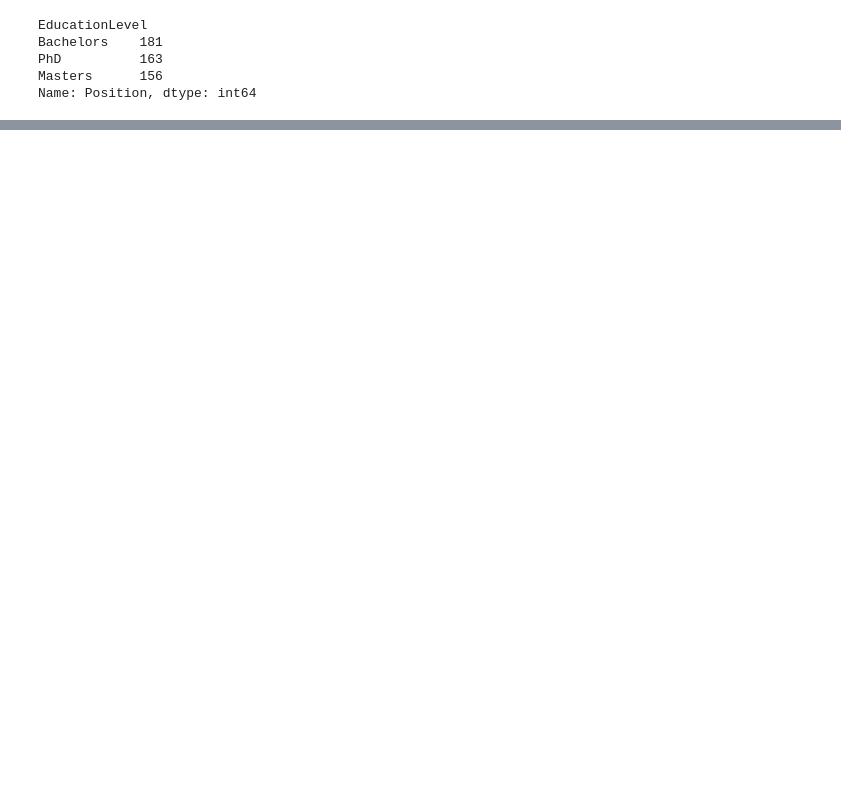
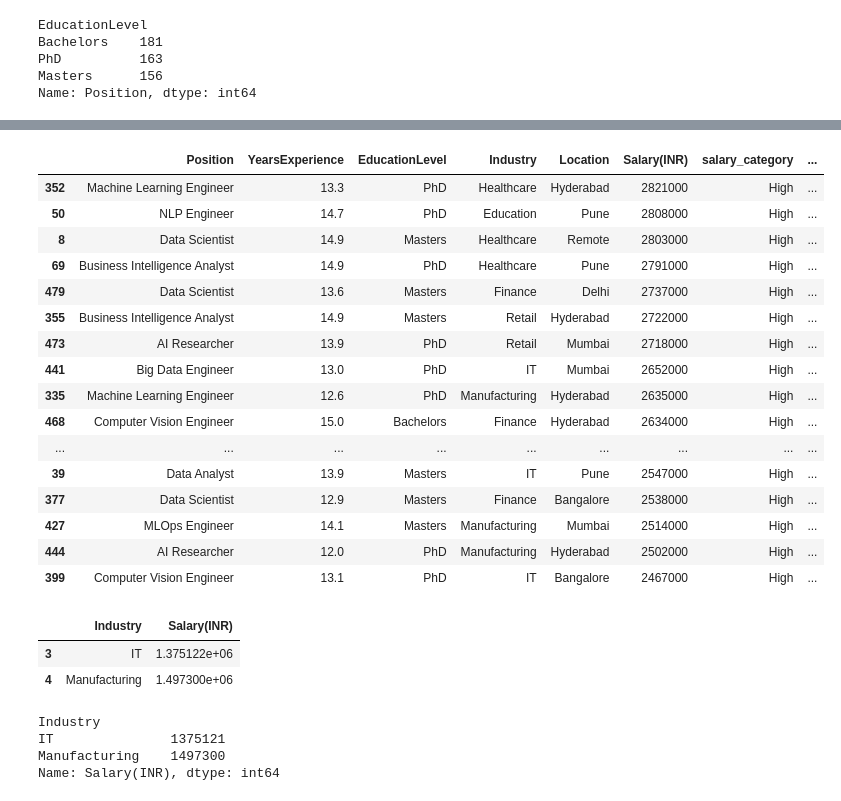
Before and after one commit to KartikGawade17/Pandas-Practice-, a Jupyter notebook: pandas_salary_dataset.ipynb, the cells around one changed output, grey strips where cells are left out. Drawn from its saved outputs; the diff is of its cells as text; code cells hidden in the pictures; blank space fills up the shorter version.

```diff
--- a/pandas_salary_dataset.ipynb
+++ b/pandas_salary_dataset.ipynb
@@ -319,0 +361,51 @@ Name: Position, dtype: int64
+# %%
+#Create a new column called Experience_Salary_Tag with rules:
+#YearsExperience ≥ 8 AND Salary ≥ 1,000,000 → "Expert & High Paid"
+#YearsExperience ≥ 5 AND Salary ≥ 700,000 → "Experienced"
+#Else → "Early Career"
+
+data['Experence_Salary_Tag'] = np.where((data['YearsExperience'] >= 8) & (data['Salary(INR)'] >= 1000000), "Expert & High Paid",
+                                        np.where((data['YearsExperience'] >= 5) & (data['Salary(INR)'] >= 700000), "Experienced",
+                                                 "Early Career"))
+# %%
+#Find the top 3 highest-paid employees in each Industry.
+data.sort_values(by = ["Salary(INR)", "Industry"], ascending=False).groupby("Industry").head(3)
+# %% [output]
+|  | Position | YearsExperience | EducationLevel | Industry | Location | Salary(INR) | salary_category | ... |
+| 352 | Machine Learning Engineer | 13.3 | PhD | Healthcare | Hyderabad | 2821000 | High | ... |
+| 50 | NLP Engineer | 14.7 | PhD | Education | Pune | 2808000 | High | ... |
+| 8 | Data Scientist | 14.9 | Masters | Healthcare | Remote | 2803000 | High | ... |
+| 69 | Business Intelligence Analyst | 14.9 | PhD | Healthcare | Pune | 2791000 | High | ... |
+| 479 | Data Scientist | 13.6 | Masters | Finance | Delhi | 2737000 | High | ... |
+| 355 | Business Intelligence Analyst | 14.9 | Masters | Retail | Hyderabad | 2722000 | High | ... |
+| 473 | AI Researcher | 13.9 | PhD | Retail | Mumbai | 2718000 | High | ... |
+| 441 | Big Data Engineer | 13.0 | PhD | IT | Mumbai | 2652000 | High | ... |
+| 335 | Machine Learning Engineer | 12.6 | PhD | Manufacturing | Hyderabad | 2635000 | High | ... |
+| 468 | Computer Vision Engineer | 15.0 | Bachelors | Finance | Hyderabad | 2634000 | High | ... |
+| ... | ... | ... | ... | ... | ... | ... | ... | ... |
+| 39 | Data Analyst | 13.9 | Masters | IT | Pune | 2547000 | High | ... |
+| 377 | Data Scientist | 12.9 | Masters | Finance | Bangalore | 2538000 | High | ... |
+| 427 | MLOps Engineer | 14.1 | Masters | Manufacturing | Mumbai | 2514000 | High | ... |
+| 444 | AI Researcher | 12.0 | PhD | Manufacturing | Hyderabad | 2502000 | High | ... |
+| 399 | Computer Vision Engineer | 13.1 | PhD | IT | Bangalore | 2467000 | High | ... |
+# %%
+#Q.5
+#Identify industries where the average salary is less than 700,000 and show:
+#Industry
+#Average Salary
+
+data.groupby("Industry")["Salary(INR)"] \
+    .mean() \
+    .reset_index() \
+    .query("`Salary(INR)` < 1500000")
+# %% [output]
+|  | Industry | Salary(INR) |
+| 3 | IT | 1.375122e+06 |
+| 4 | Manufacturing | 1.497300e+06 |
+# %%
+avg_salary[avg_salary < 1500000]
+# %% [output]
+Industry
+IT               1375121
+Manufacturing    1497300
+Name: Salary(INR), dtype: int64
```
Also changed, not shown: parts of 3 cells of this notebook.
